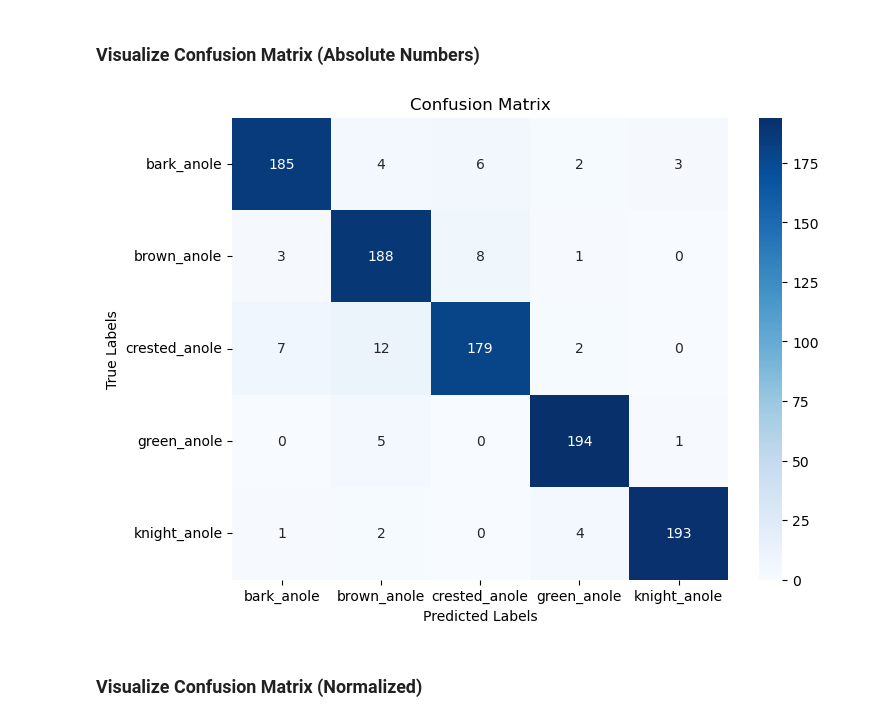
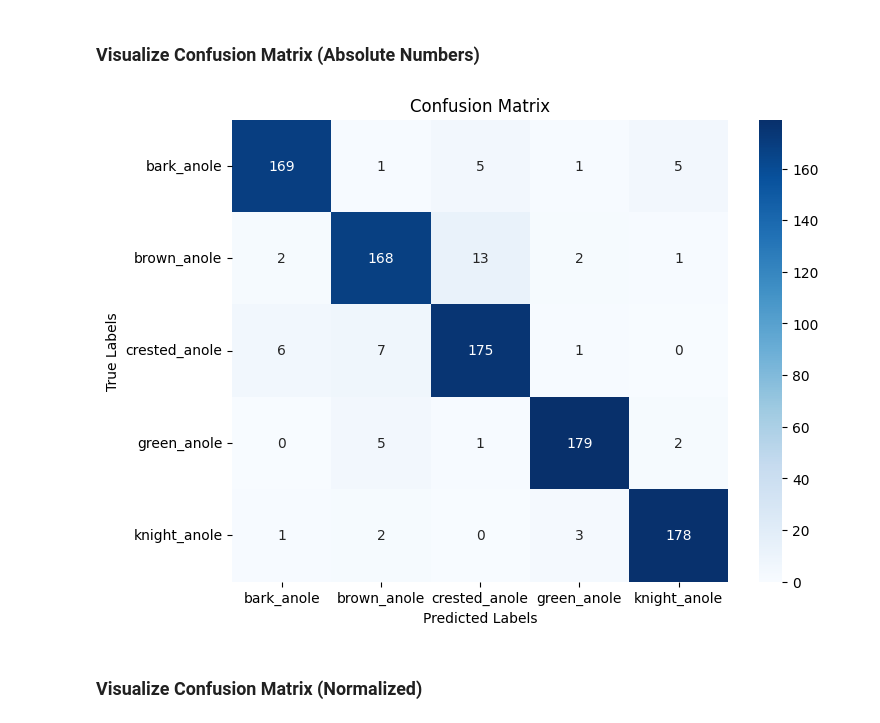
Before and after one commit to wenhan9604/Anole_classifier, a Jupyter notebook: Spring_2025/pipeline_evaluation.ipynb, the cells around one changed output. Saved outputs shown, nothing was run; the diff lists cells and outputs as text; code cells hidden in the pictures.

```diff
--- a/Spring_2025/pipeline_evaluation.ipynb
+++ b/Spring_2025/pipeline_evaluation.ipynb
@@ -143,3 +160,7 @@ image["image"].resize((200, 200))
+# %%
+test_dataset = cropped_dataset["train"] #Have to get from train b/c there is only 1 folder in cropped image
+# %%
+image = test_dataset[0]
 # %%
 target_image = image["image"]
 # %%
@@ -163,7 +195,7 @@ eval_results
 ### Evaluation with Confusion Matrix
 # %%
 # Get class names mapping
-label_names = cropped_dataset.features["label"].names
+label_names = test_dataset.features["label"].names
 
 # Create a mapping from label names to indices
 label_to_idx = {name: idx for idx, name in enumerate(label_names)}
@@ -176,12 +208,12 @@ def predict_image(image):
     return idx  # Get the top prediction
 
 # Get predicted labels
-predictions_int = [predict_image(item["image"]) for item in cropped_dataset]
+predictions_int = [predict_image(item["image"]) for item in test_dataset]
 # %% [output]
 You seem to be using the pipelines sequentially on GPU. In order to maximize efficiency please use a dataset
 # %%
 # Get ground truth labels
-references_int = [item["label"] for item in cropped_dataset]
+references_int = [item["label"] for item in test_dataset]
 # %%
 #Check predictions / ground truth labels
 references_int
@@ -255,20 +287,20 @@ Class: crested_anole
 # %%
 import seaborn as sns
 import matplotlib.pyplot as plt
 import numpy as np
 
 # Convert to numpy array
 conf_matrix = np.array(results["confusion_matrix"])
 
 # Plot
 plt.figure(figsize=(8, 6))
-sns.heatmap(conf_matrix, annot=True, fmt="d", cmap="Blues", xticklabels=cropped_dataset.features["label"].names, yticklabels=cropped_dataset.features["label"].names)
+sns.heatmap(conf_matrix, annot=True, fmt="d", cmap="Blues", xticklabels=test_dataset.features["label"].names, yticklabels=test_dataset.features["label"].names)
 plt.xlabel("Predicted Labels")
 plt.ylabel("True Labels")
 plt.title("Confusion Matrix")
 plt.show()
 # %% [output]
-[figure, old version]
+[figure, new version]
 # %% [markdown]
 ### Visualize Confusion Matrix (Normalized)
 # %%
```
Also changed, not shown: parts of 16 cells of this notebook, 1 other file.
